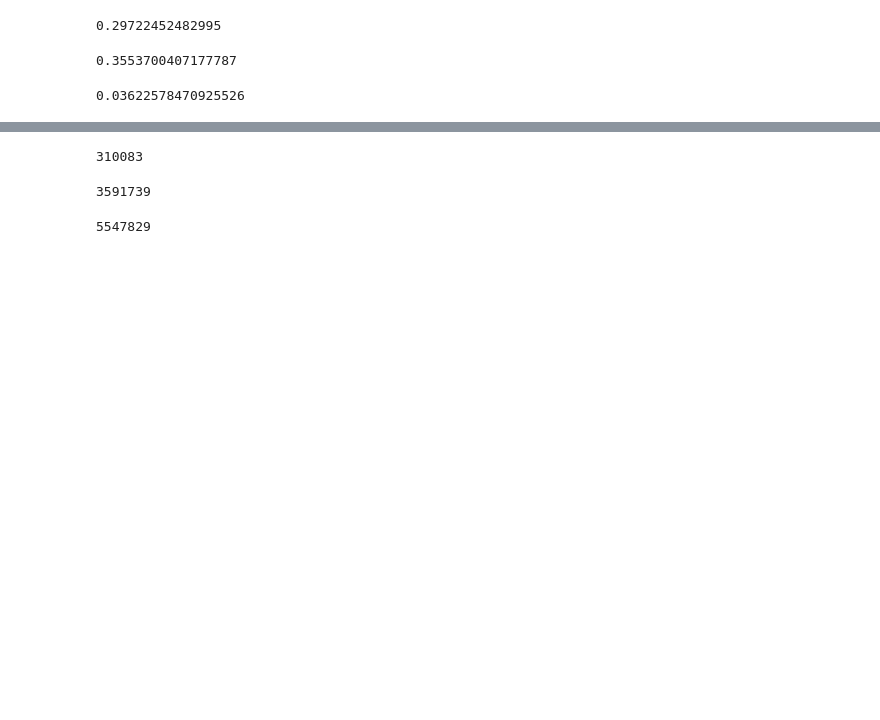
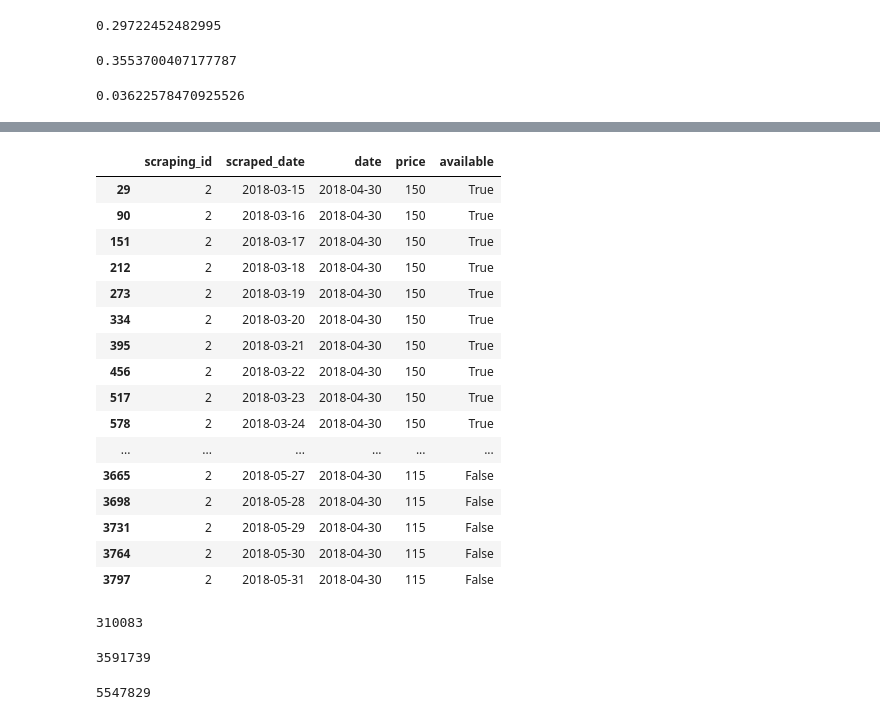
Before and after one commit to jeremyrchow/Residential_Data_Analysis, a Jupyter notebook: Analysis Notebook.ipynb, the cells around one changed output, grey strips where cells are left out. Cells and saved outputs as stored; diff of their text form; code cells hidden in the pictures; blank space fills up the shorter version.

```diff
--- a/Analysis Notebook.ipynb
+++ b/Analysis Notebook.ipynb
@@ -237,5 +236,5 @@ data_rev.loc[(data_rev.availability_states.map(len) == 1) &
 # %% [output]
 0.03622578470925526
 # %%
-data.loc[(data.date == pd.datetime(2018,4,30)) & (data.scraping_id == 2)].values
+data.loc[(data.date == pd.datetime(2018,4,30)) & (data.scraping_id == 2)]
 # %% [output]
@@ -259,3 +241,20 @@ array([[2, Timestamp('2018-03-15 00:00:00'),
+|  | scraping_id | scraped_date | date | price | available |
+| 29 | 2 | 2018-03-15 | 2018-04-30 | 150 | True |
+| 90 | 2 | 2018-03-16 | 2018-04-30 | 150 | True |
+| 151 | 2 | 2018-03-17 | 2018-04-30 | 150 | True |
+| 212 | 2 | 2018-03-18 | 2018-04-30 | 150 | True |
+| 273 | 2 | 2018-03-19 | 2018-04-30 | 150 | True |
+| 334 | 2 | 2018-03-20 | 2018-04-30 | 150 | True |
+| 395 | 2 | 2018-03-21 | 2018-04-30 | 150 | True |
+| 456 | 2 | 2018-03-22 | 2018-04-30 | 150 | True |
+| 517 | 2 | 2018-03-23 | 2018-04-30 | 150 | True |
+| 578 | 2 | 2018-03-24 | 2018-04-30 | 150 | True |
+| ... | ... | ... | ... | ... | ... |
+| 3665 | 2 | 2018-05-27 | 2018-04-30 | 115 | False |
+| 3698 | 2 | 2018-05-28 | 2018-04-30 | 115 | False |
+| 3731 | 2 | 2018-05-29 | 2018-04-30 | 115 | False |
+| 3764 | 2 | 2018-05-30 | 2018-04-30 | 115 | False |
+| 3797 | 2 | 2018-05-31 | 2018-04-30 | 115 | False |
 # %%
 data_rev.shape[0]
 # %% [output]
```
Also changed, not shown: parts of 3 cells of this notebook, 1 other file.
